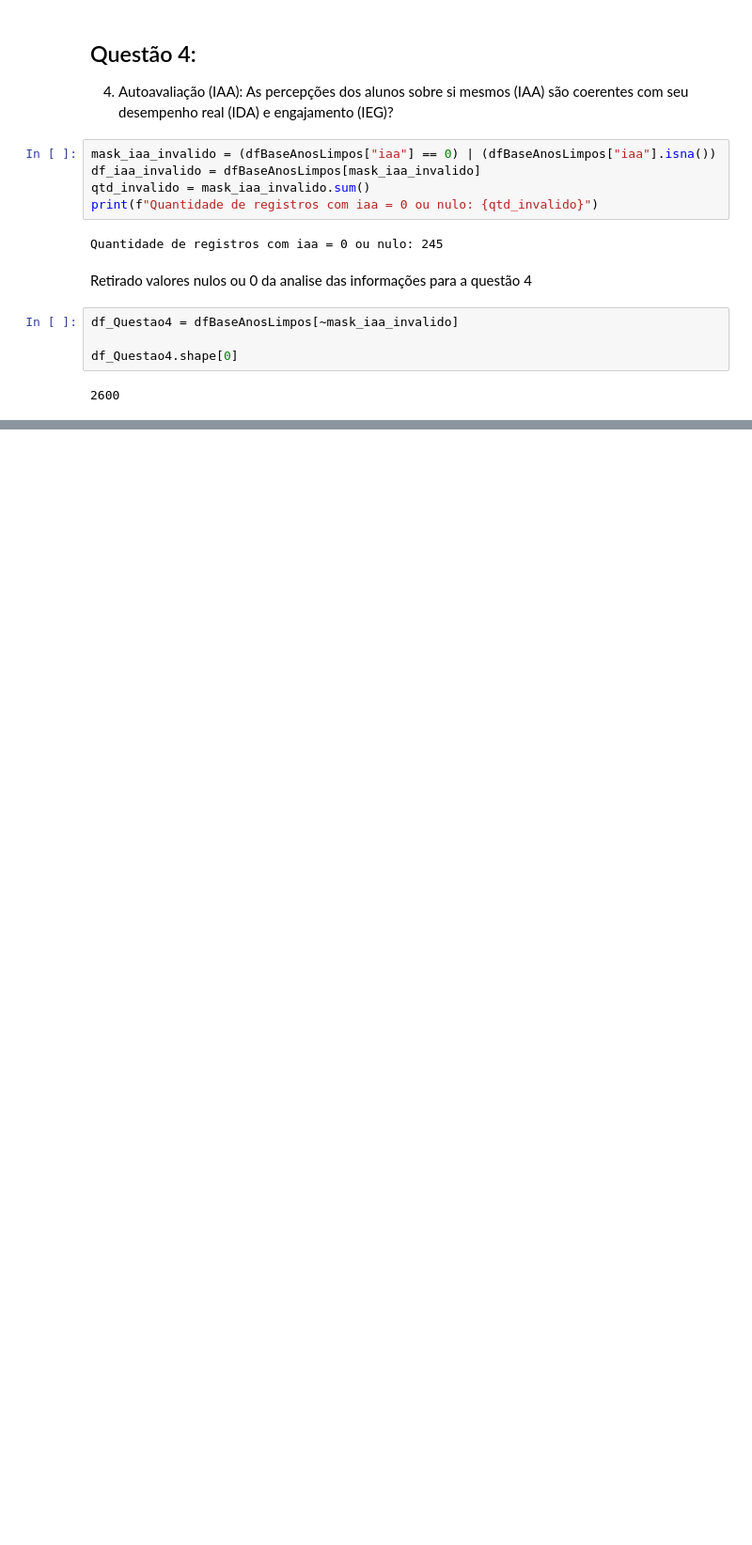
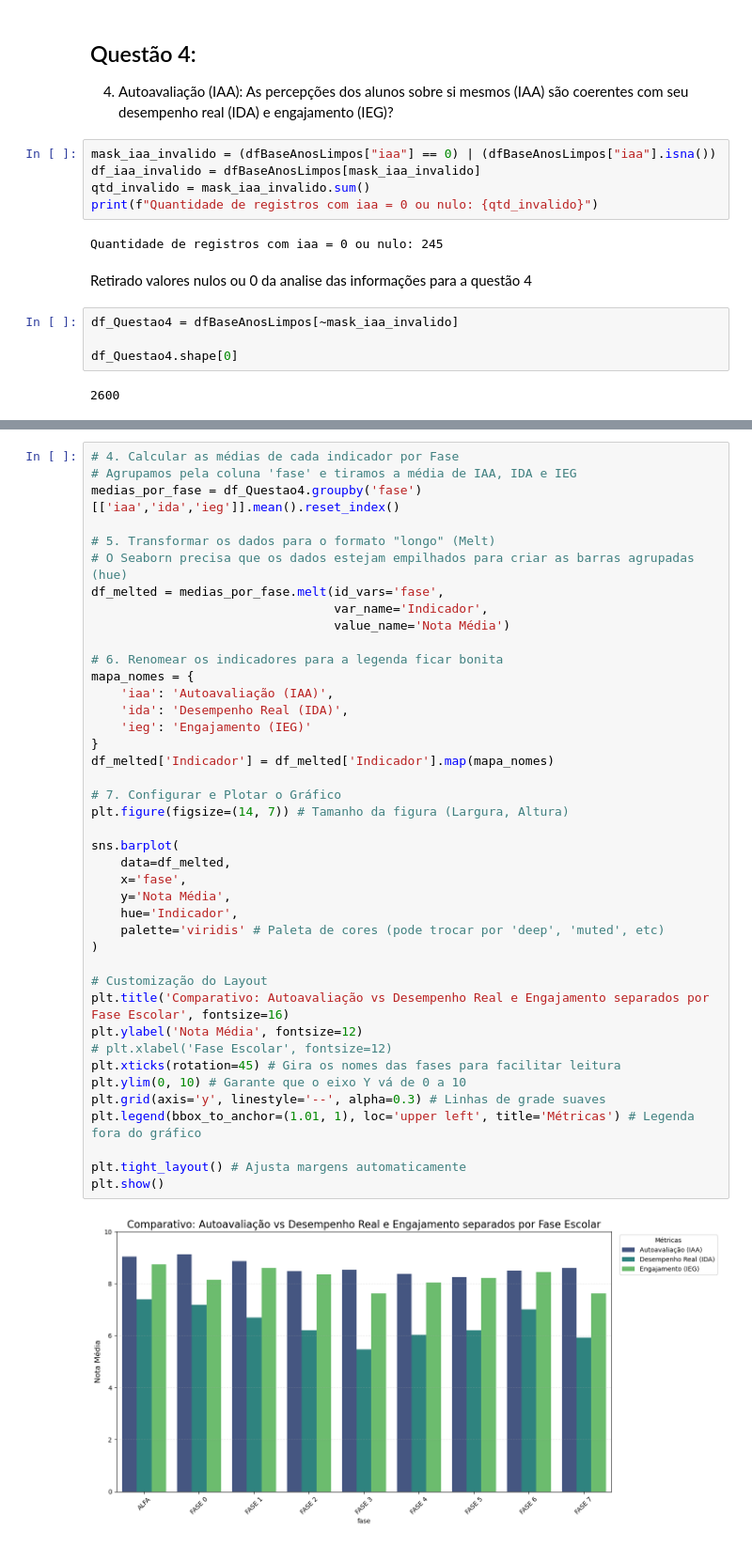
Before and after one commit to vbomura/tc5, a Jupyter notebook: Codigos/Questoes_3_4.ipynb, the cells around one changed output, grey strips where cells are left out. Shown at 94% size. Cells and saved outputs as stored; diff of their text form; blank space fills up the shorter version.

```diff
--- a/Codigos/Questoes_3_4.ipynb
+++ b/Codigos/Questoes_3_4.ipynb
@@ -260,0 +292,43 @@ Os numeros de (IAA x IDA) e (IAA x IEG), estão muito espalhados, conseguimos vi
+# %%
+# 4. Calcular as médias de cada indicador por Fase
+# Agrupamos pela coluna 'fase' e tiramos a média de IAA, IDA e IEG
+medias_por_fase = df_Questao4.groupby('fase')[['iaa','ida','ieg']].mean().reset_index()
+
+# 5. Transformar os dados para o formato "longo" (Melt)
+# O Seaborn precisa que os dados estejam empilhados para criar as barras agrupadas (hue)
+df_melted = medias_por_fase.melt(id_vars='fase',
+                                 var_name='Indicador',
+                                 value_name='Nota Média')
+
+# 6. Renomear os indicadores para a legenda ficar bonita
+mapa_nomes = {
+    'iaa': 'Autoavaliação (IAA)',
+    'ida': 'Desempenho Real (IDA)',
+    'ieg': 'Engajamento (IEG)'
+}
+df_melted['Indicador'] = df_melted['Indicador'].map(mapa_nomes)
+
+# 7. Configurar e Plotar o Gráfico
+plt.figure(figsize=(14, 7)) # Tamanho da figura (Largura, Altura)
+
+sns.barplot(
+    data=df_melted,
+    x='fase',
+    y='Nota Média',
+    hue='Indicador',
+    palette='viridis' # Paleta de cores (pode trocar por 'deep', 'muted', etc)
+)
+
+# Customização do Layout
+plt.title('Comparativo: Autoavaliação vs Desempenho Real e Engajamento separados por Fase Escolar', fontsize=16)
+plt.ylabel('Nota Média', fontsize=12)
+# plt.xlabel('Fase Escolar', fontsize=12)
+plt.xticks(rotation=45) # Gira os nomes das fases para facilitar leitura
+plt.ylim(0, 10) # Garante que o eixo Y vá de 0 a 10
+plt.grid(axis='y', linestyle='--', alpha=0.3) # Linhas de grade suaves
+plt.legend(bbox_to_anchor=(1.01, 1), loc='upper left', title='Métricas') # Legenda fora do gráfico
+
+plt.tight_layout() # Ajusta margens automaticamente
+plt.show()
+# %% [output]
+[figure, added]
```
Also changed, not shown: parts of 21 cells of this notebook, 1 other file.
